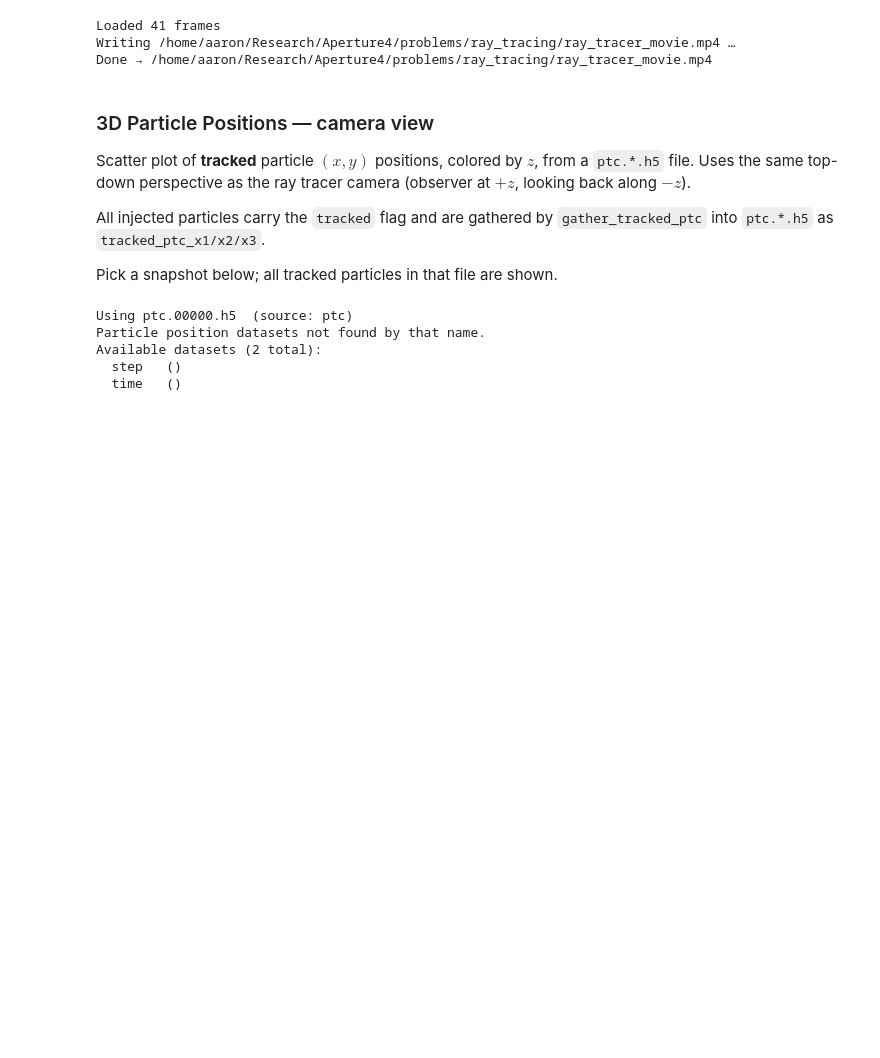
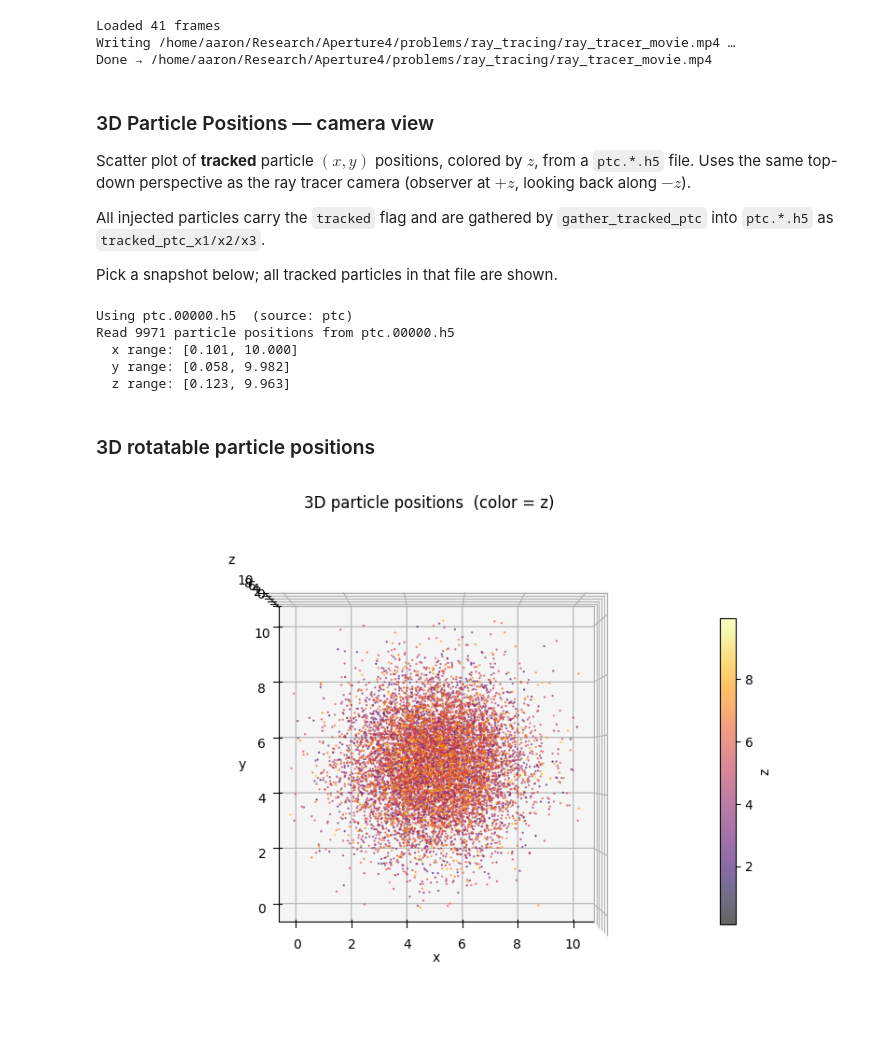
Before and after one commit to Aaron-Barrios/Aperture4, a Jupyter notebook: problems/ray_tracing/view_pgm.ipynb, the cells around one changed output. Saved outputs shown, nothing was run; the diff lists cells and outputs as text; code cells hidden in the pictures; blank space fills up the shorter version.

Commit message:
Fixed it all, and got some nice plots/movies.

```diff
--- a/problems/ray_tracing/view_pgm.ipynb
+++ b/problems/ray_tracing/view_pgm.ipynb
@@ -258,35 +258,25 @@ All injected particles carry the `tracked` flag and are gathered by
 Pick a snapshot below; all tracked particles in that file are shown.
 # %%
 # ============================================================
-#  Choose a ptc (tracked-particle) HDF5 file to read from.
-#  With the tracked-particle flag set and gather_tracked_ptc
-#  registered, positions appear as tracked_ptc_x1/x2/x3 inside
-#  ptc.*.h5.  If no ptc files are found, fall back to fld.*.h5.
+#  Load tracked particle positions from a single snapshot
 # ============================================================
 ptc_files = sorted(h5_dir.glob("ptc.*.h5"))
 use_ptc = len(ptc_files) > 0
 snapshot = ptc_files[0] if use_ptc else (sorted(h5_dir.glob("fld.*.h5"))[0])
 print(f"Using {snapshot.name}  (source: {'ptc' if use_ptc else 'fld'})")
 
-# ============================================================
-#  Read particle positions from the snapshot
-# ============================================================
 with h5py.File(snapshot, "r") as f:
     keys = sorted(f.keys())
     if use_ptc:
         has_x1 = "tracked_ptc_x1" in f
         has_x2 = "tracked_ptc_x2" in f
         has_x3 = "tracked_ptc_x3" in f
-        x_name = "tracked_ptc_x1"
-        y_name = "tracked_ptc_x2"
-        z_name = "tracked_ptc_x3"
+        x_name, y_name, z_name = "tracked_ptc_x1", "tracked_ptc_x2", "tracked_ptc_x3"
     else:
         has_x1 = "particles_x1" in f
         has_x2 = "particles_x2" in f
         has_x3 = "particles_x3" in f
-        x_name = "particles_x1"
-        y_name = "particles_x2"
-        z_name = "particles_x3"
+        x_name, y_name, z_name = "particles_x1", "particles_x2", "particles_x3"
 
     if not (has_x1 and has_x2 and has_x3):
         print("Particle position datasets not found by that name.")
@@ -301,36 +291,31 @@ with h5py.File(snapshot, "r") as f:
         print(f"  x range: [{x.min():.3f}, {x.max():.3f}]")
         print(f"  y range: [{y.min():.3f}, {y.max():.3f}]")
         print(f"  z range: [{z.min():.3f}, {z.max():.3f}]")
-
-        # ============================================================
-        #  Plot: top-down (camera) view — (x,y) projection, colored by z
-        # ============================================================
-        fig, (ax_xyz, ax_xy) = plt.subplots(1, 2, figsize=(14, 6))
-
-        # --- 3D scatter (rotatable) ---
-        sc3 = ax_xyz.scatter(x, y, c=z, s=0.5, cmap="inferno", alpha=0.6)
-        ax_xyz.set_title("3D particle positions  (color = z)")
-        ax_xyz.set_xlabel("x")
-        ax_xyz.set_ylabel("y")
-        ax_xyz.set_zlabel("z")
-        plt.colorbar(sc3, ax=ax_xyz, label="z", shrink=0.6)
-        # Set the view to match the camera: look down along -z
-        ax_xyz.view_init(elev=90, azim=-90)
-
-        # --- Top-down projection (exactly what the camera sees) ---
-        sc2 = ax_xy.scatter(x, y, c=z, s=0.3, cmap="inferno", alpha=0.5,
-                            edgecolors="none")
-        ax_xy.set_title(f"Particles (camera view)  —  {len(x)} particles")
-        ax_xy.set_xlabel("x")
-        ax_xy.set_ylabel("y")
-        ax_xy.set_aspect("equal")
-        plt.colorbar(sc2, ax=ax_xy, label="z (depth)", shrink=0.8)
-
-        plt.tight_layout()
-        plt.show()
 # %% [output]
 Using ptc.00000.h5  (source: ptc)
-Particle position datasets not found by that name.
-Available datasets (2 total):
-  step   ()
-  time   ()
+Read 9971 particle positions from ptc.00000.h5
+  x range: [0.101, 10.000]
+  y range: [0.058, 9.982]
+  z range: [0.123, 9.963]
+# %% [markdown]
+### 3D rotatable particle positions
+# %%
+# Use the interactive widget backend so the 3D plot can be rotated in-place.
+%matplotlib widget
+
+from mpl_toolkits.mplot3d import Axes3D  # noqa: F401
+
+fig_3d = plt.figure(figsize=(8, 6))
+ax_xyz = fig_3d.add_subplot(111, projection='3d')
+sc3 = ax_xyz.scatter(x, y, z, c=z, s=0.5, cmap="inferno", alpha=0.6)
+ax_xyz.set_title("3D particle positions  (color = z)")
+ax_xyz.set_xlabel("x")
+ax_xyz.set_ylabel("y")
+ax_xyz.set_zlabel("z")
+plt.colorbar(sc3, ax=ax_xyz, label="z", shrink=0.6)
+# Set the view to match the camera: look down along -z
+ax_xyz.view_init(elev=90, azim=-90)
+plt.tight_layout()
+plt.show()
+# %% [output]
+[figure, added]
```
Also changed, not shown: parts of 6 cells of this notebook.
